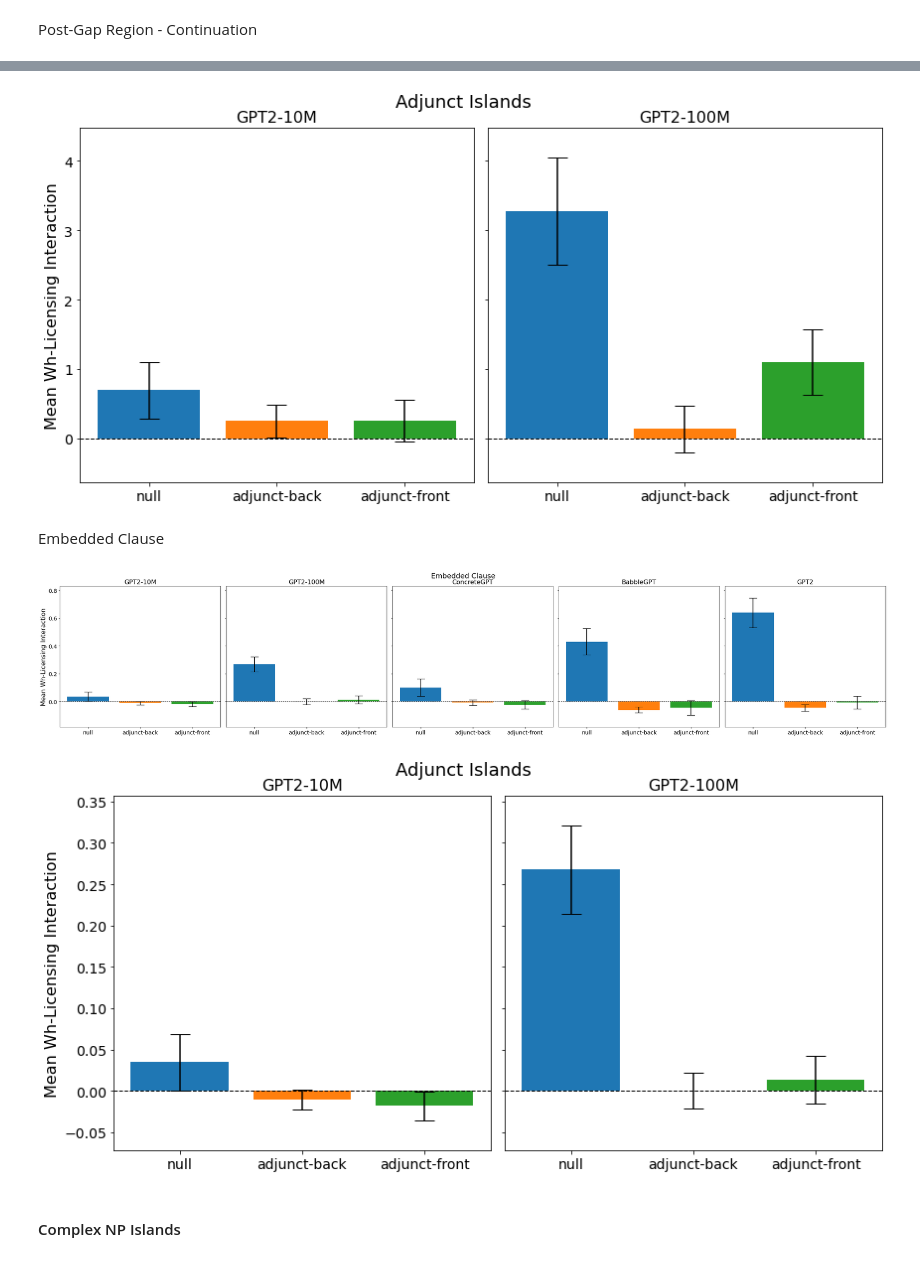
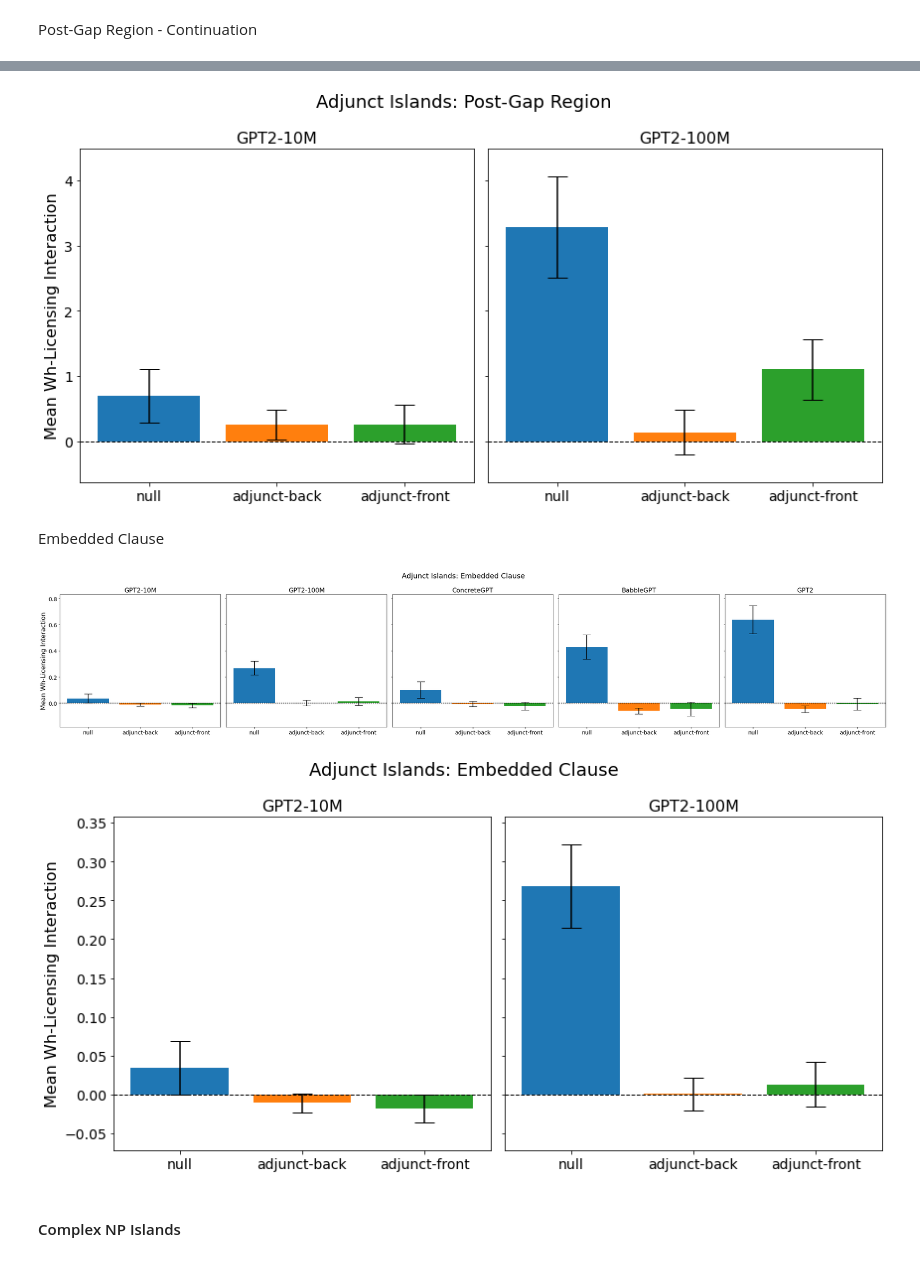
Before and after one commit to um-cap-lab/EMNLP-2025-submission, a Jupyter notebook: wh-licensing_interaction_term_visualizations.ipynb, the cells around one changed output, grey strips where cells are left out. Drawn from its saved outputs; the diff is of its cells as text; code cells hidden in the pictures.

```diff
--- a/wh-licensing_interaction_term_visualizations.ipynb
+++ b/wh-licensing_interaction_term_visualizations.ipynb
@@ -387,7 +387,7 @@ def plot_wh_licensing_interaction(df_lists, subtitles, labels, title):
     # adjust layout to prevent overlap
     fig.suptitle(title, fontsize = 18)
     plt.tight_layout()
-    plt.subplots_adjust(top = 0.9)  # adjust the position of the overall title
+    plt.subplots_adjust(top = 0.85)  # adjust the position of the overall title
     plt.show()
 # %% [markdown]
 #### Gap Distance
@@ -995,10 +993,10 @@ df_list_gpt2_100m = [object_gpt2_100m, adjunct_back_gpt2_100m, adjunct_front_gpt
 df_lists = [df_list_gpt2_10m, df_list_gpt2_100m]
 subtitles = ['GPT2-10M', 'GPT2-100M']
 labels = ['null', 'adjunct-back', 'adjunct-front']
-title = 'Adjunct Islands'
+title = 'Adjunct Islands: Post-Gap Region'
 plot_wh_licensing_interaction(df_lists, subtitles, labels, title)
 # %% [output]
-[figure, old version]
+[figure, new version]
 # %% [markdown]
 Embedded Clause
 # %%
@@ -1039,20 +1037,20 @@ df_list_gpt2 = [object_gpt2, adjunct_back_gpt2, adjunct_front_gpt2]
 df_lists = [df_list_gpt2_10m, df_list_gpt2_100m, df_list_babylm_10m, df_list_babylm_100m, df_list_gpt2]
 subtitles = ['GPT2-10M', 'GPT2-100M', 'ConcreteGPT', 'BabbleGPT', 'GPT2']
 labels =  ['null', 'adjunct-back', 'adjunct-front']
-title = 'Embedded Clause'
+title = 'Adjunct Islands: Embedded Clause'
 plot_wh_licensing_interaction(df_lists, subtitles, labels, title)
 # %% [output]
-[figure, old version]
+[figure, new version]
 # %%
 # if we want to look at only two models at a time
 df_list_gpt2_10m = [object_gpt2_10m, adjunct_back_gpt2_10m, adjunct_front_gpt2_10m]
 df_list_gpt2_100m = [object_gpt2_100m, adjunct_back_gpt2_100m, adjunct_front_gpt2_100m]
 df_lists = [df_list_gpt2_10m, df_list_gpt2_100m]
 subtitles = ['GPT2-10M', 'GPT2-100M']
 labels = ['null', 'adjunct-back', 'adjunct-front']
-title = 'Adjunct Islands'
+title = 'Adjunct Islands: Embedded Clause'
 plot_wh_licensing_interaction(df_lists, subtitles, labels, title)
 # %% [output]
-[figure, old version]
+[figure, new version]
 # %% [markdown]
 #### Complex NP Islands
```
Also changed, not shown: parts of 18 cells of this notebook.
